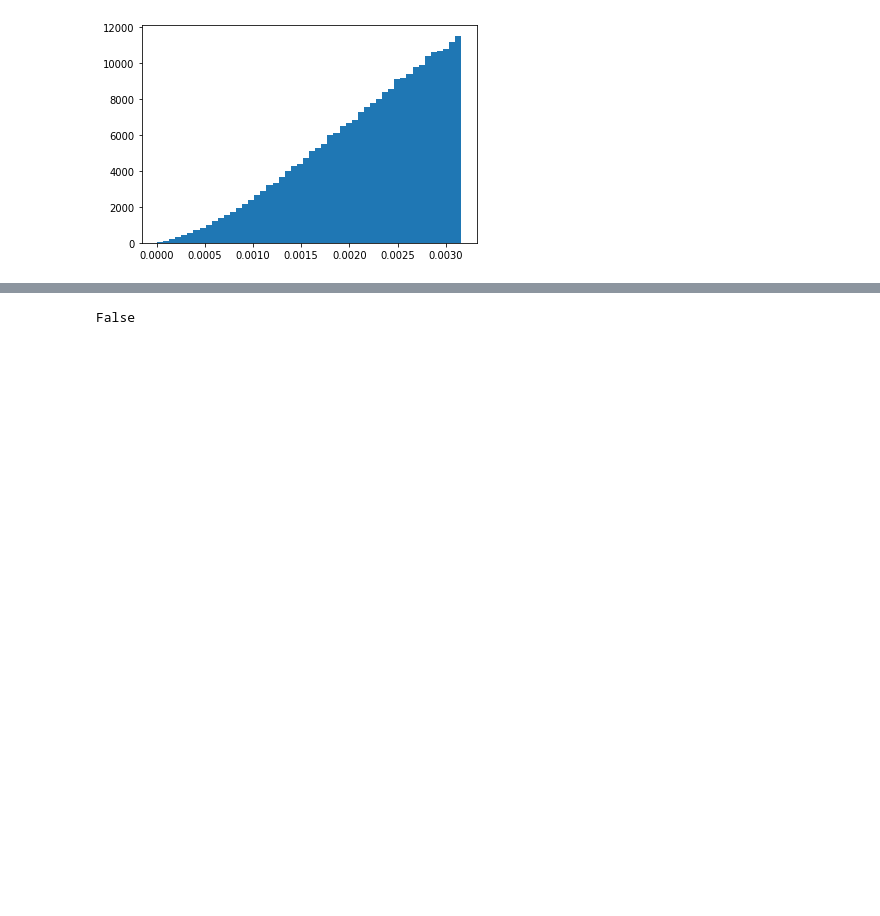
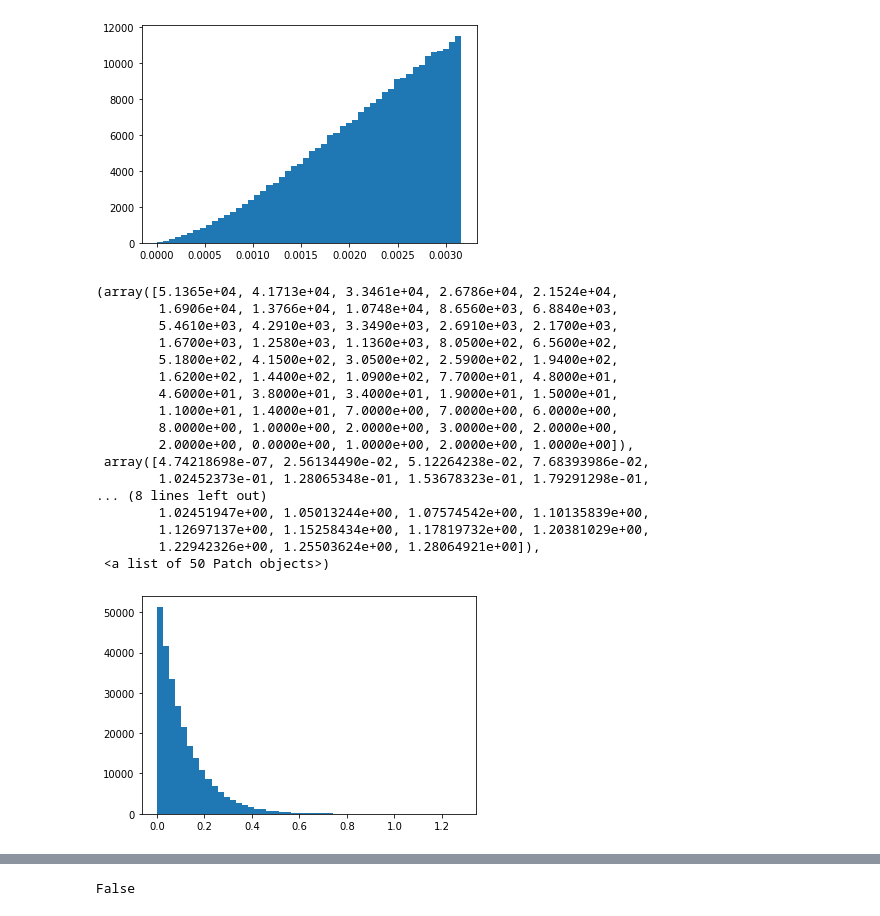
Before and after one commit to womeiyouleezi/janson-research, a Jupyter notebook: 07-06-20.ipynb, the cells around one changed output, grey strips where cells are left out. Cells and saved outputs as stored; diff of their text form; code cells hidden in the pictures; blank space fills up the shorter version.

```diff
--- a/07-06-20.ipynb
+++ b/07-06-20.ipynb
@@ -96,6 +103,27 @@ plt.hist(edge_lengths, bins = 50)
         3.03584920e-03, 3.09906157e-03, 3.16227394e-03]),
  <a list of 50 Patch objects>)
 [figure]
+# %%
+plt.hist(np.abs(angle_displacements), bins=50)
+# %% [output]
+(array([5.1365e+04, 4.1713e+04, 3.3461e+04, 2.6786e+04, 2.1524e+04,
+        1.6906e+04, 1.3766e+04, 1.0748e+04, 8.6560e+03, 6.8840e+03,
+        5.4610e+03, 4.2910e+03, 3.3490e+03, 2.6910e+03, 2.1700e+03,
+        1.6700e+03, 1.2580e+03, 1.1360e+03, 8.0500e+02, 6.5600e+02,
+        5.1800e+02, 4.1500e+02, 3.0500e+02, 2.5900e+02, 1.9400e+02,
+        1.6200e+02, 1.4400e+02, 1.0900e+02, 7.7000e+01, 4.8000e+01,
+        4.6000e+01, 3.8000e+01, 3.4000e+01, 1.9000e+01, 1.5000e+01,
+        1.1000e+01, 1.4000e+01, 7.0000e+00, 7.0000e+00, 6.0000e+00,
+        8.0000e+00, 1.0000e+00, 2.0000e+00, 3.0000e+00, 2.0000e+00,
+        2.0000e+00, 0.0000e+00, 1.0000e+00, 2.0000e+00, 1.0000e+00]),
+ array([4.74218698e-07, 2.56134490e-02, 5.12264238e-02, 7.68393986e-02,
+        1.02452373e-01, 1.28065348e-01, 1.53678323e-01, 1.79291298e-01,
+... (8 lines left out)
+        1.02451947e+00, 1.05013244e+00, 1.07574542e+00, 1.10135839e+00,
+        1.12697137e+00, 1.15258434e+00, 1.17819732e+00, 1.20381029e+00,
+        1.22942326e+00, 1.25503624e+00, 1.28064921e+00]),
+ <a list of 50 Patch objects>)
+[figure, added]
 # %%
 max(set(counts)) - min(set(counts))
 # %% [output]
```
Also changed, not shown: parts of 24 cells of this notebook, 5 other files.
